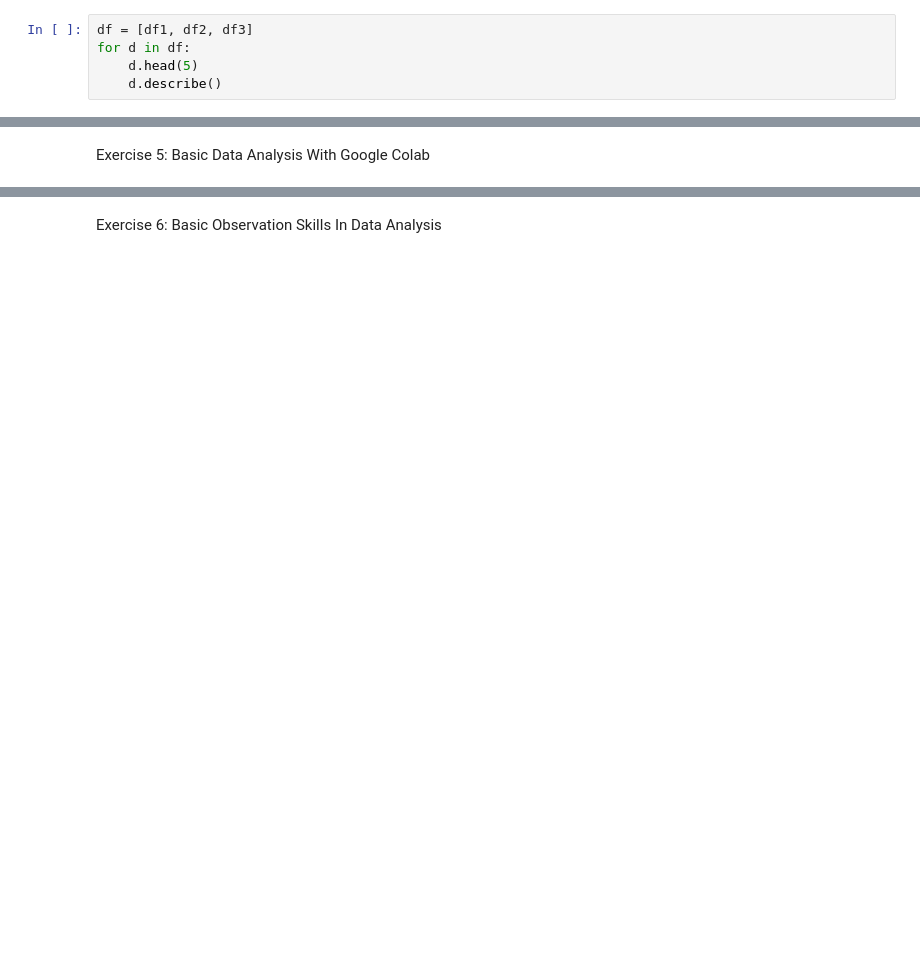
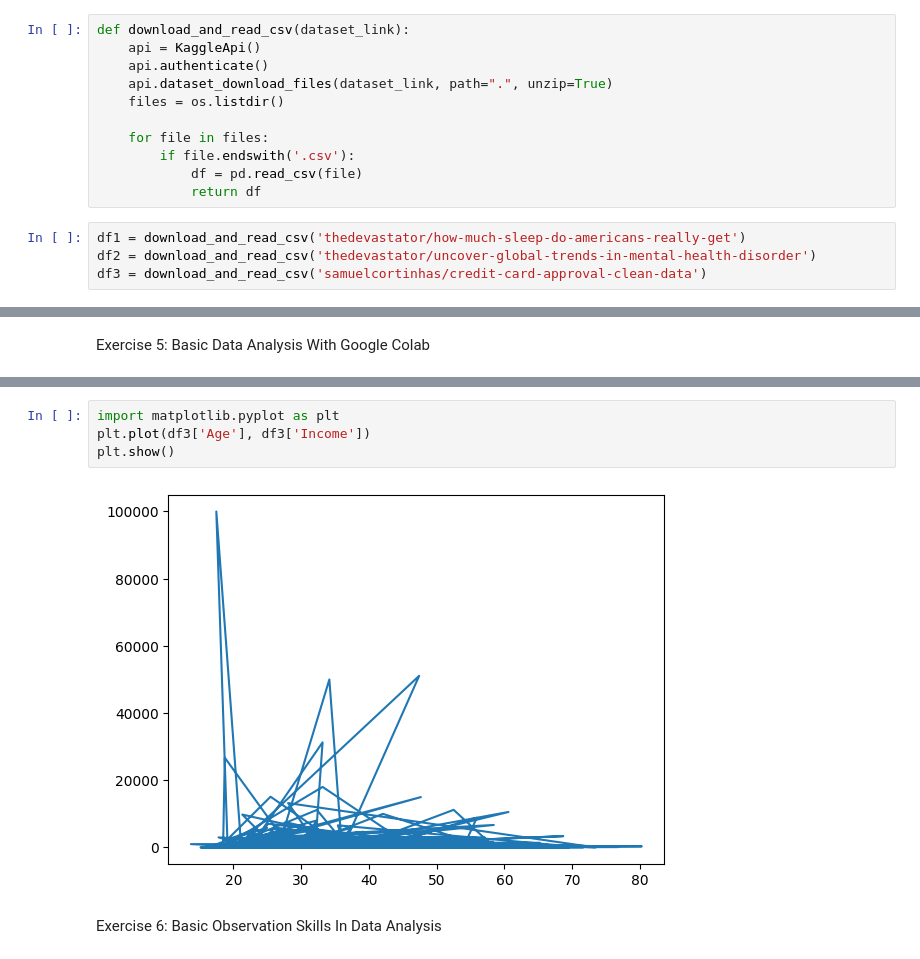
Before and after one commit to kvlrdhrs/DI-Bootcamp, a Jupyter notebook: Week4/Day1/Exercises/XP.ipynb, the cells around one changed output, grey strips where cells are left out. Saved outputs shown, nothing was run; the diff lists cells and outputs as text; blank space fills up the shorter version.

```diff
--- a/Week4/Day1/Exercises/XP.ipynb
+++ b/Week4/Day1/Exercises/XP.ipynb
@@ -11,5 +9,15 @@ df3 = pd.read_csv(r"C:\DI-Bootcamp\DI-Bootcamp\Week4\Day1\Exercises\clean_datase
-# %%
-df = [df1, df2, df3]
-for d in df:
-    d.head(5)
-    d.describe()
+# %%
+def download_and_read_csv(dataset_link):
+    api = KaggleApi()
+    api.authenticate()
+    api.dataset_download_files(dataset_link, path=".", unzip=True)
+    files = os.listdir()
+
+    for file in files:
+        if file.endswith('.csv'):
+            df = pd.read_csv(file)
+            return df
+# %%
+df1 = download_and_read_csv('thedevastator/how-much-sleep-do-americans-really-get')
+df2 = download_and_read_csv('thedevastator/uncover-global-trends-in-mental-health-disorder')
+df3 = download_and_read_csv('samuelcortinhas/credit-card-approval-clean-data')
@@ -22,2 +89,8 @@ Exercise 5: Basic Data Analysis With Google Colab
+# %%
+import matplotlib.pyplot as plt
+plt.plot(df3['Age'], df3['Income'])
+plt.show()
+# %% [output]
+[figure, added]
 # %% [markdown]
 Exercise 6: Basic Observation Skills In Data Analysis
```
Also changed, not shown: parts of 20 cells of this notebook, 5 other files.
